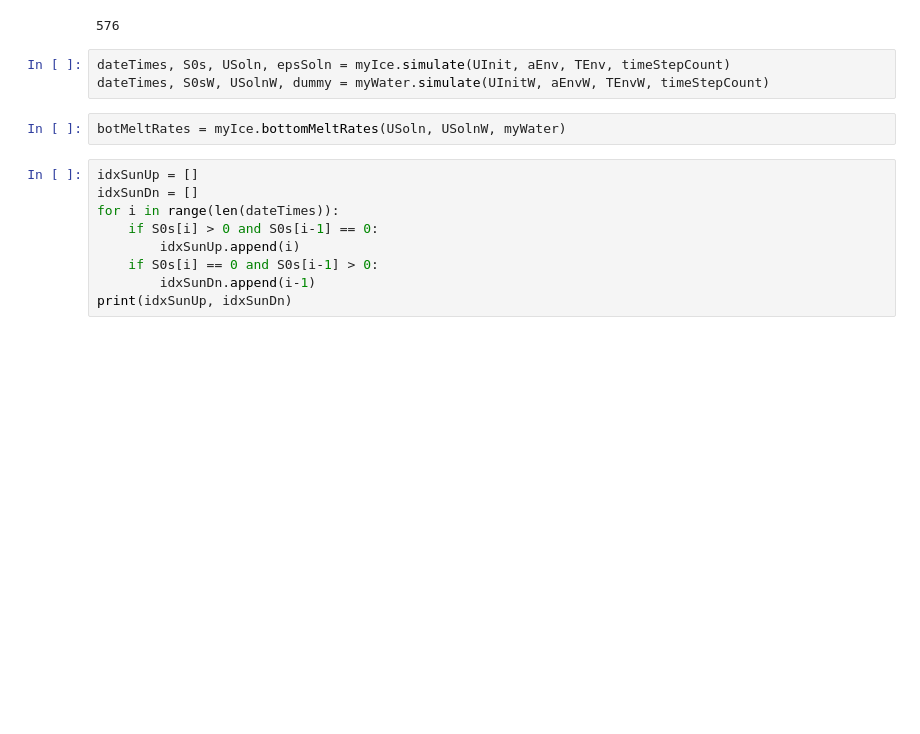
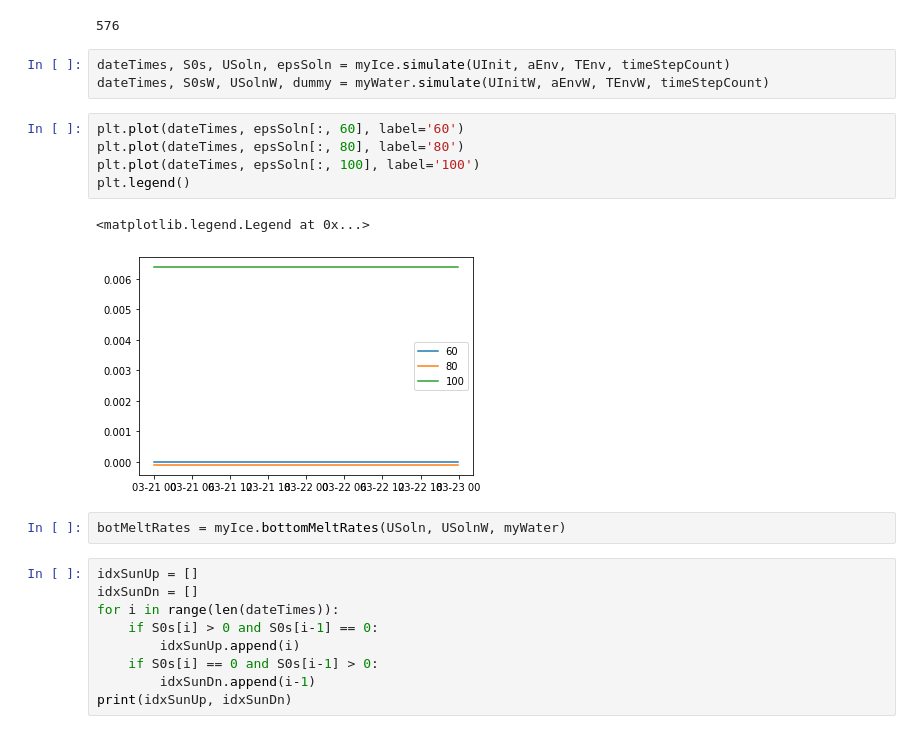
Before and after one commit to Henrikum/skrinning-stuff, a Jupyter notebook: notebooks/skrinning stuff.ipynb, the cells around one changed output. Drawn from its saved outputs; the diff is of its cells as text; blank space fills up the shorter version.

```diff
--- a/notebooks/skrinning stuff.ipynb
+++ b/notebooks/skrinning stuff.ipynb
@@ -82,6 +82,14 @@ timeStepCount
 # %%
 dateTimes, S0s, USoln, epsSoln = myIce.simulate(UInit, aEnv, TEnv, timeStepCount)
 dateTimes, S0sW, USolnW, dummy = myWater.simulate(UInitW, aEnvW, TEnvW, timeStepCount)
+# %%
+plt.plot(dateTimes, epsSoln[:, 60], label='60')
+plt.plot(dateTimes, epsSoln[:, 80], label='80')
+plt.plot(dateTimes, epsSoln[:, 100], label='100')
+plt.legend()
+# %% [output]
+<matplotlib.legend.Legend at 0x...>
+[figure, added]
 # %%
 botMeltRates = myIce.bottomMeltRates(USoln, USolnW, myWater)
 # %%
```
Also changed, not shown: parts of 7 cells of this notebook, 1 other file.
